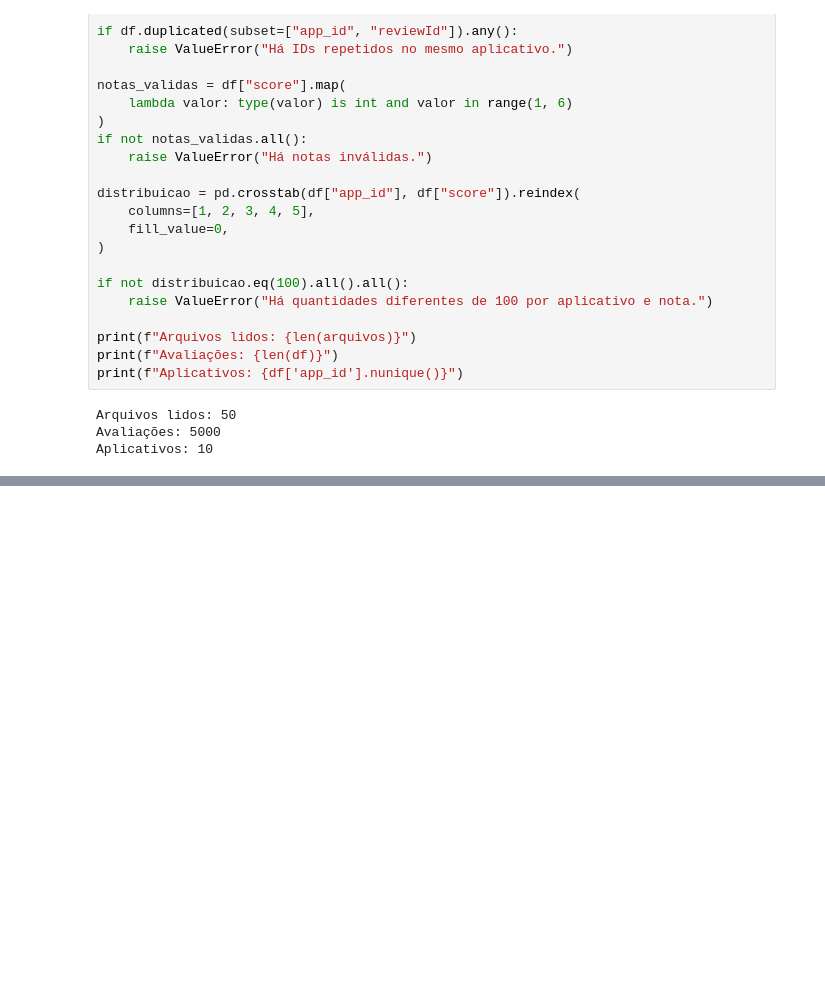
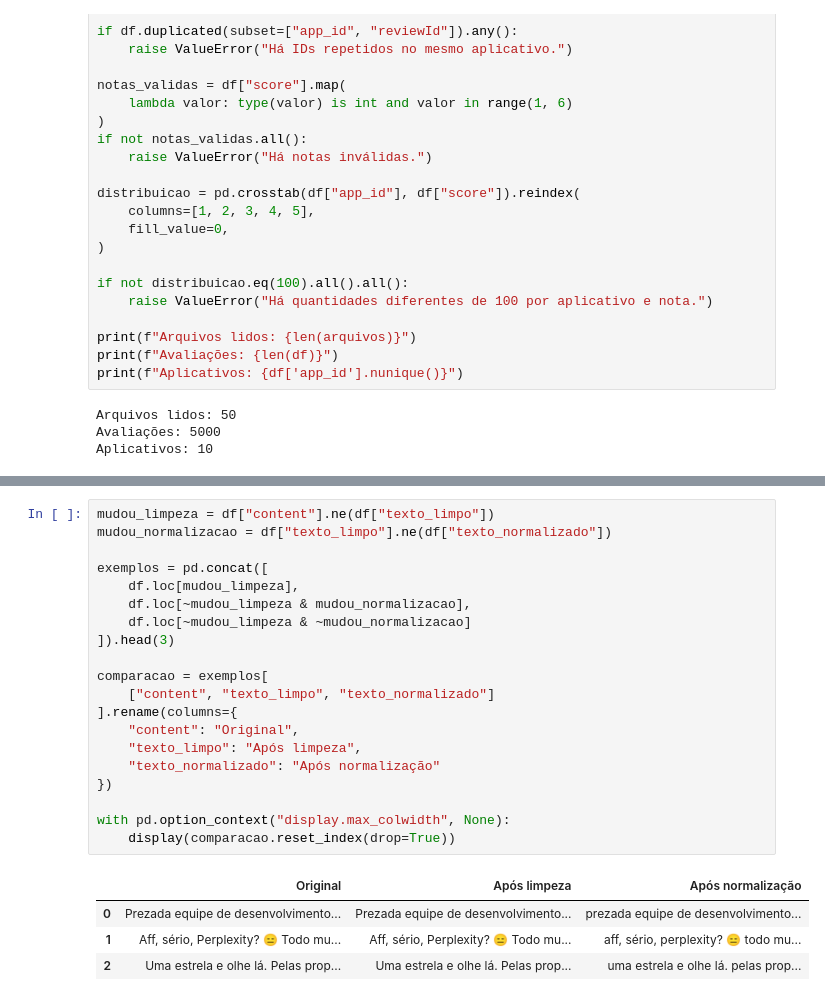
Before and after one commit to felipe-durval/pln_trabalho, a Jupyter notebook: notebooks/02_preparacao.ipynb, the cells around one changed output, grey strips where cells are left out. Saved outputs shown, nothing was run; the diff lists cells and outputs as text; blank space fills up the shorter version.

```diff
--- a/notebooks/02_preparacao.ipynb
+++ b/notebooks/02_preparacao.ipynb
@@ -112,0 +392,25 @@ Total de avaliações: 5000
+# %%
+mudou_limpeza = df["content"].ne(df["texto_limpo"])
+mudou_normalizacao = df["texto_limpo"].ne(df["texto_normalizado"])
+
+exemplos = pd.concat([
+    df.loc[mudou_limpeza],
+    df.loc[~mudou_limpeza & mudou_normalizacao],
+    df.loc[~mudou_limpeza & ~mudou_normalizacao]
+]).head(3)
+
+comparacao = exemplos[
+    ["content", "texto_limpo", "texto_normalizado"]
+].rename(columns={
+    "content": "Original",
+    "texto_limpo": "Após limpeza",
+    "texto_normalizado": "Após normalização"
+})
+
+with pd.option_context("display.max_colwidth", None):
+    display(comparacao.reset_index(drop=True))
+# %% [output]
+|  | Original | Após limpeza | Após normalização |
+| 0 | Prezada equipe de desenvolvimento... | Prezada equipe de desenvolvimento... | prezada equipe de desenvolvimento... |
+| 1 | Aff, sério, Perplexity? 😑 Todo mu... | Aff, sério, Perplexity? 😑 Todo mu... | aff, sério, perplexity? 😑 todo mu... |
+| 2 | Uma estrela e olhe lá. Pelas prop... | Uma estrela e olhe lá. Pelas prop... | uma estrela e olhe lá. pelas prop... |
```
Also changed, not shown: parts of 31 cells of this notebook, 5 other files.
